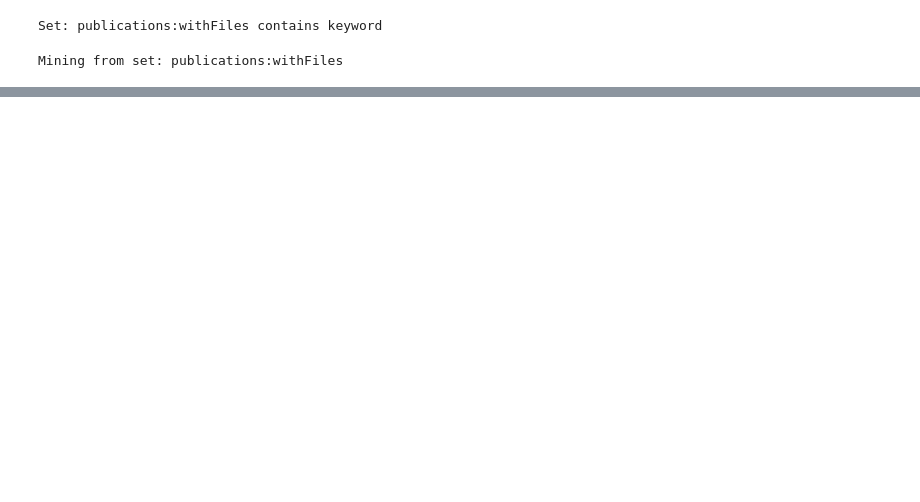
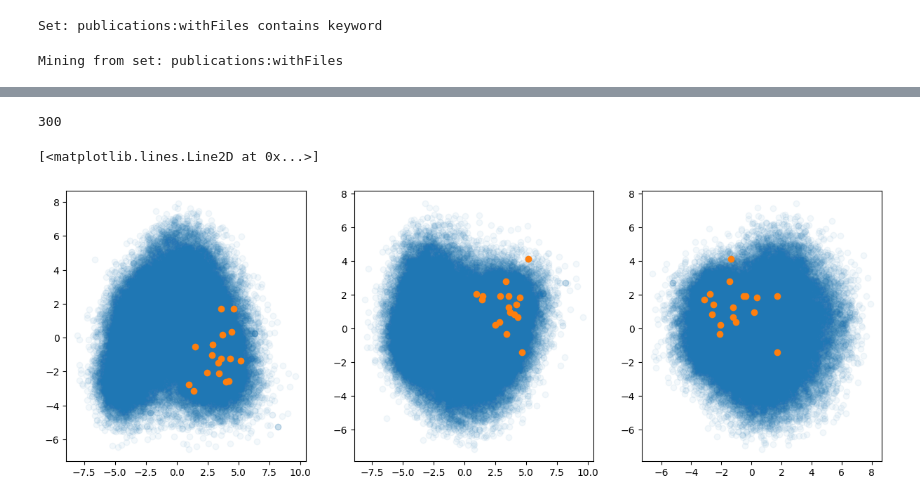
Before and after one commit to bramiozo/PubScience, a Jupyter notebook: pubscience/retrieve/OAI/test_sickle.ipynb, the cells around one changed output, grey strips where cells are left out. Saved outputs shown, nothing was run; the diff lists cells and outputs as text; code cells hidden in the pictures; blank space fills up the shorter version.

```diff
--- a/pubscience/retrieve/OAI/test_sickle.ipynb
+++ b/pubscience/retrieve/OAI/test_sickle.ipynb
@@ -286,0 +310,22 @@ sorted(lang_dict.items(), key=lambda x: x[1], reverse=True)[:10]
+# %%
+# get the most similar seed phrase
+for k, doc in tqdm(RAW_MINE_RESULTS.items()):
+    SIMILARITY = []
+    for i, seed_emb in SEED_PHRASE_EMBEDDINGS.items():
+        SIMILARITY.append(cos_sim(seed_emb, doc['EMB']))
+    RAW_MINE_RESULTS[k]['SIMILARITY'] = SIMILARITY
+# %%
+sem_filtered =  []
+for k, doc in tqdm(RAW_MINE_RESULTS.items()):
+    if any([s > 0.50 for s in doc['SIMILARITY']]):
+        sem_filtered.append(k)
+len(sem_filtered)
+# %% [output]
+300
+# %%
+seed_emb_df = pd.DataFrame.from_dict({f'{k}_SEED':v
+                                      for k,v in SEED_PHRASE_EMBEDDINGS.items()}, orient='index')
+
+result_emb_df = pd.DataFrame.from_dict({k:v['EMB']
+                                        for k,v in RAW_MINE_RESULTS.items()},
+                                     orient='index')
@@ -286,0 +336,17 @@ sorted(lang_dict.items(), key=lambda x: x[1], reverse=True)[:10]
+# %%
+pca = PCA(n_components=3)
+pca_result = pca.fit_transform(result_emb_df.values)
+pca_seed_result = pca.transform(seed_emb_df.values)
+# %%
+fig, ax = plt.subplots(ncols=3, figsize=(15,5))
+ax[0].plot(pca_result[:,0], pca_result[:,1], 'o', alpha=0.05)
+ax[0].plot(pca_seed_result[:,0], pca_seed_result[:,1], 'o', alpha=1.0)
+
+ax[1].plot(pca_result[:,0], pca_result[:,2], 'o', alpha=0.05)
+ax[1].plot(pca_seed_result[:,0], pca_seed_result[:,2], 'o', alpha=1.0)
+
+ax[2].plot(pca_result[:,1], pca_result[:,2], 'o', alpha=0.05)
+ax[2].plot(pca_seed_result[:,1], pca_seed_result[:,2], 'o', alpha=1.0)
+# %% [output]
+[<matplotlib.lines.Line2D at 0x...>]
+[figure, added]
```
Also changed, not shown: parts of 29 cells of this notebook, 2 other files.
